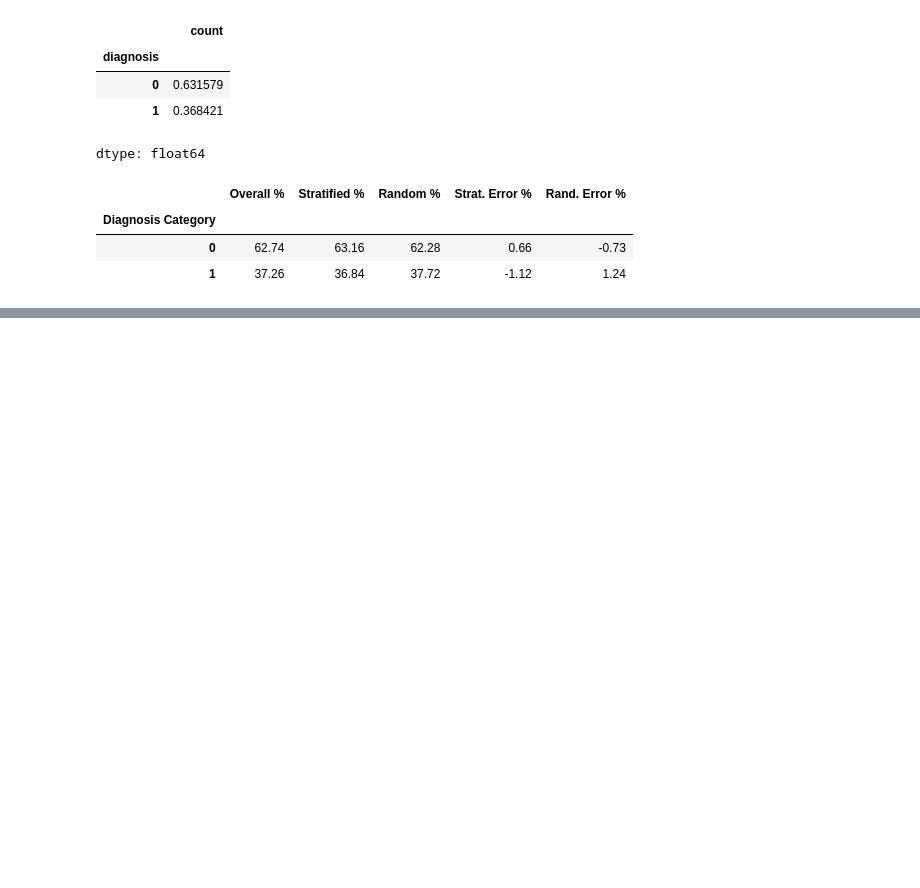
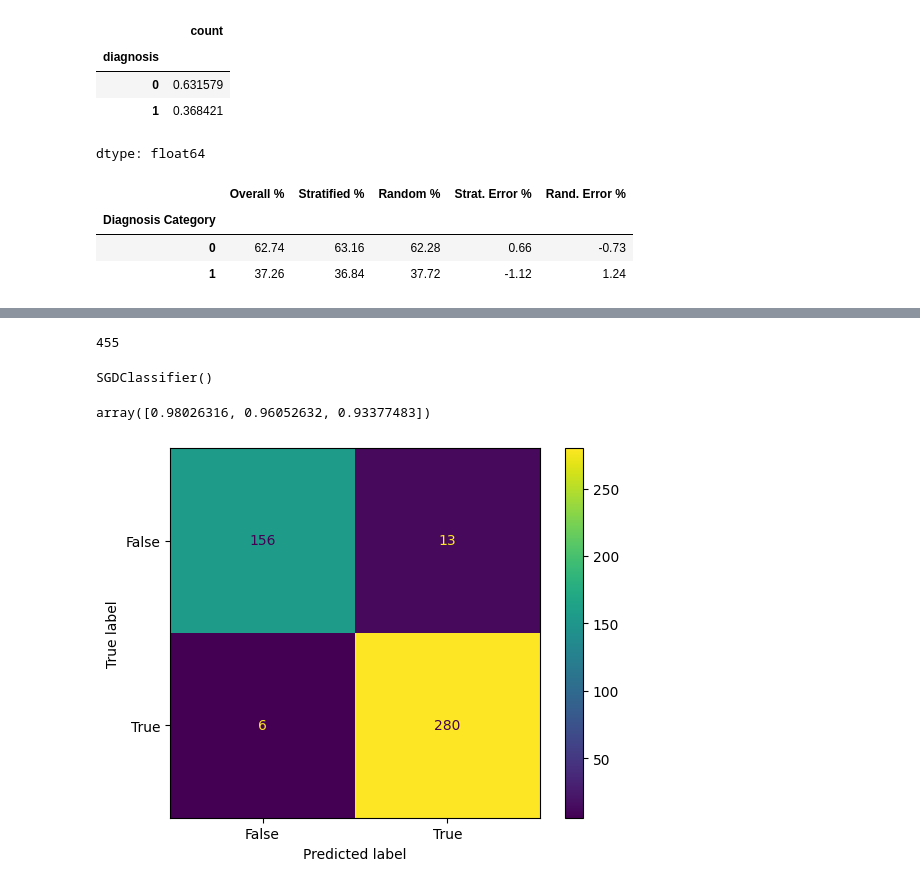
Before and after one commit to MorawoLekanDavid/ML_projects, a Jupyter notebook: breastCancer.ipynb, the cells around one changed output, grey strips where cells are left out. Drawn from its saved outputs; the diff is of its cells as text; code cells hidden in the pictures; blank space fills up the shorter version.

```diff
--- a/breastCancer.ipynb
+++ b/breastCancer.ipynb
@@ -166,0 +165,30 @@ plt.show()
+# %%
+X_train = train_set.drop("diagnosis", axis = 1)
+y_train = train_set["diagnosis"].copy()
+# %%
+y_train_b = (y_train == 0)
+y_train_b.count()
+# %% [output]
+455
+# %%
+from sklearn.linear_model import SGDClassifier
+sgd_clf = SGDClassifier()
+sgd_clf.fit(X_train,y_train_b)
+# %% [output]
+SGDClassifier()
+# %%
+from sklearn.preprocessing import StandardScaler
+from sklearn.model_selection import cross_val_score
+standard_scaler = StandardScaler()
+X_train_scaled = standard_scaler.fit_transform(X_train.astype('float64'))
+cross_val_score(sgd_clf,X_train_scaled,y_train_b,cv = 3, scoring='accuracy')
+# %% [output]
+array([0.98026316, 0.96052632, 0.93377483])
+# %%
+from sklearn.model_selection import cross_val_predict
+from sklearn.metrics import ConfusionMatrixDisplay
+y_train_pred = cross_val_predict(sgd_clf,X_train_scaled,y_train_b,cv=3)
+ConfusionMatrixDisplay.from_predictions(y_train_b,y_train_pred)
+plt.show()
+# %% [output]
+[figure, added]
```
Also changed, not shown: parts of 14 cells of this notebook.
